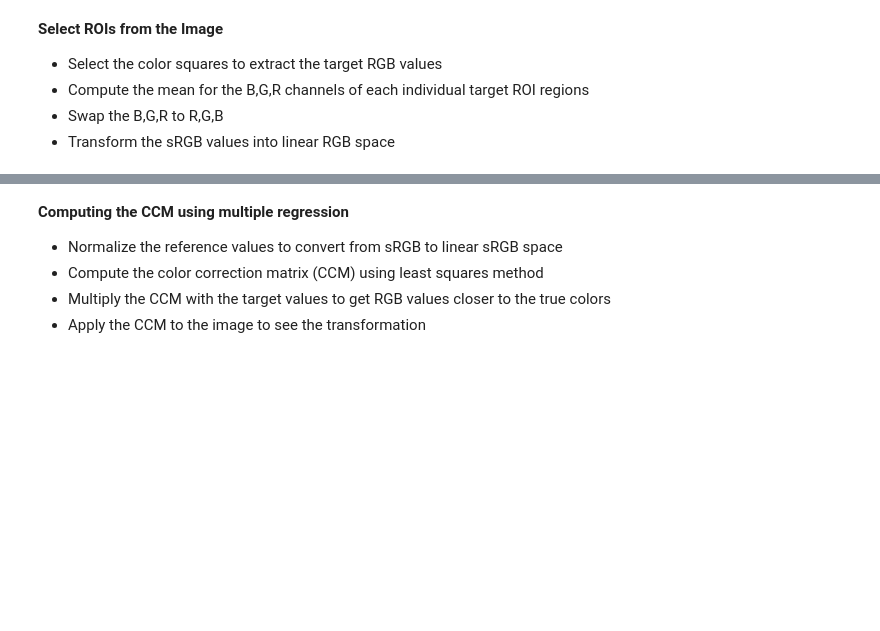
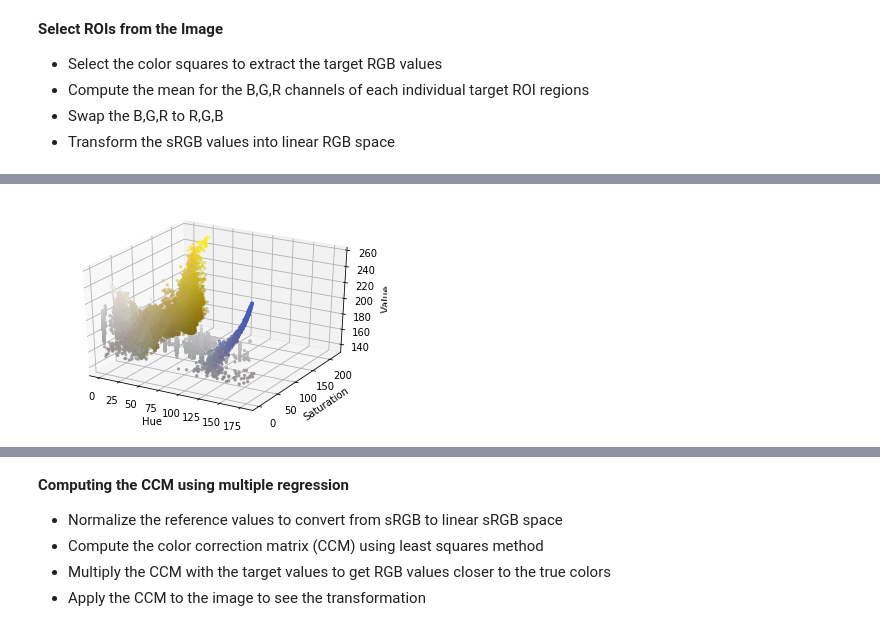
Before and after one commit to swedwi/Urine-Analysis, a Jupyter notebook: Color Correction - Urine.ipynb, the cells around one changed output, grey strips where cells are left out. Drawn from its saved outputs; the diff is of its cells as text; code cells hidden in the pictures; blank space fills up the shorter version.

```diff
--- a/Color Correction - Urine.ipynb
+++ b/Color Correction - Urine.ipynb
@@ -121,0 +197,14 @@ if __name__ == "__main__":
+# %%
+    hsv_urine = cv2.cvtColor(targetRGB, cv2.COLOR_RGB2HSV)
+
+    h,s,v = cv2.split(hsv_urine)
+    fig = plt.figure()
+    axis = fig.add_subplot(1,1,1,projection="3d")
+
+    axis.scatter(h.flatten(),s.flatten(), v.flatten(), facecolors = pixel_colors,marker=".")
+    axis.set_xlabel('Hue')
+    axis.set_ylabel('Saturation')
+    axis.set_zlabel('Value')
+    plt.show()
+# %% [output]
+[figure, added]
```
Also changed, not shown: parts of 17 cells of this notebook, 9 other files.
